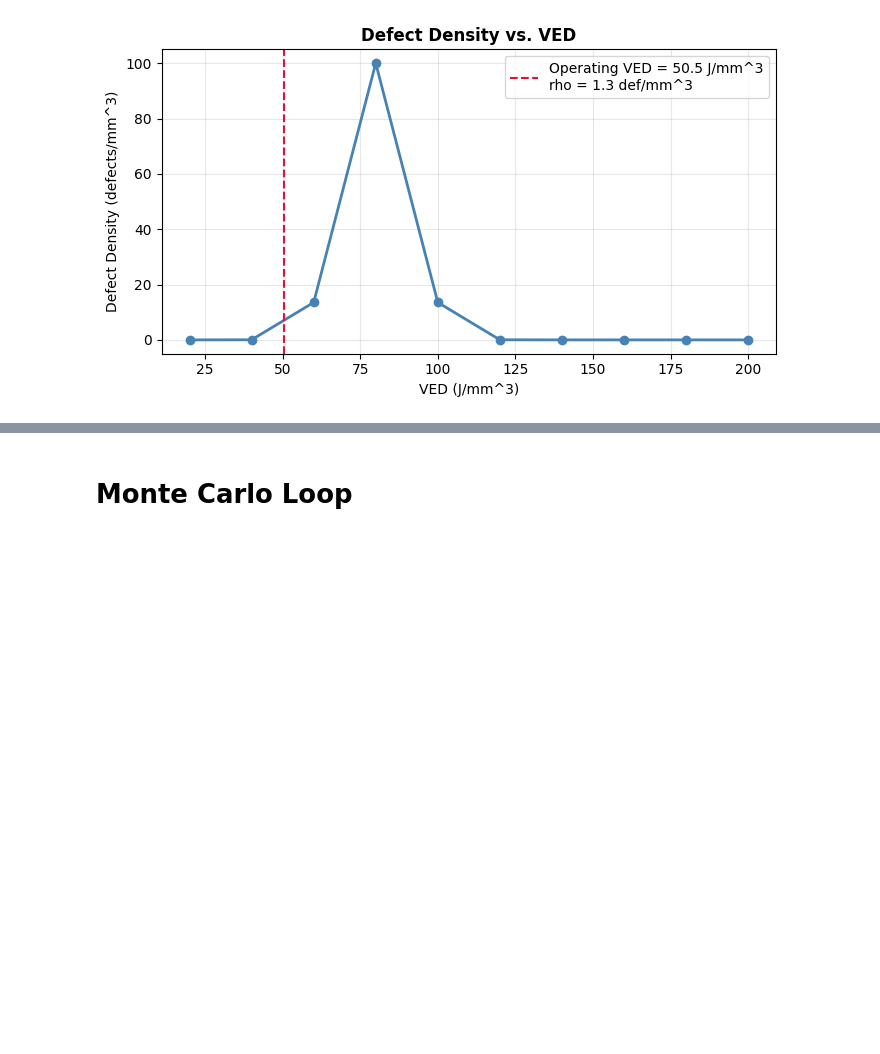
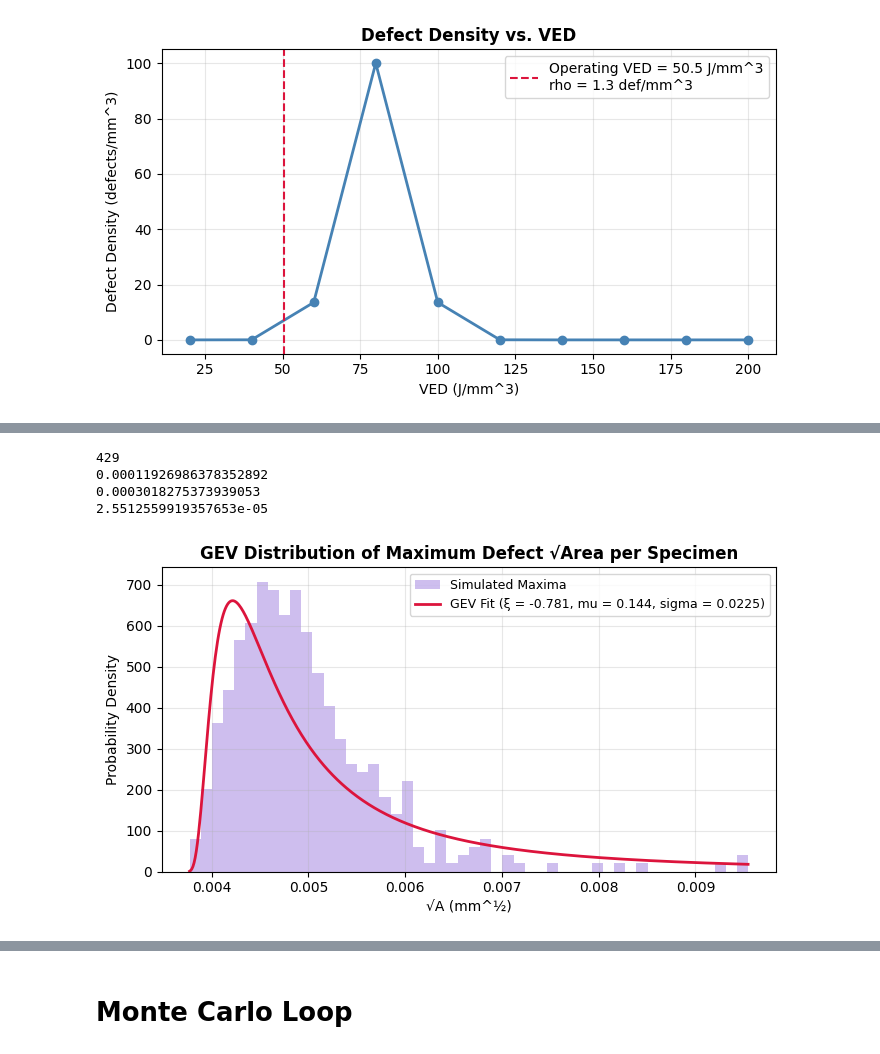
Before and after one commit to jessk816/pinn, a Jupyter notebook: models/paris/workflow_2.ipynb, the cells around one changed output, grey strips where cells are left out. Saved outputs shown, nothing was run; the diff lists cells and outputs as text; code cells hidden in the pictures; blank space fills up the shorter version.

```diff
--- a/models/paris/workflow_2.ipynb
+++ b/models/paris/workflow_2.ipynb
@@ -251,9 +215,0 @@ def generate_defects(n_defects, mu, sigma):
-# %%
-# sample number of defects from Poisson distribution
-n_local = np.random.poisson(lambda_defects)
-
-# avoid empty specimen
-n_local = max(n_local, 1)
-
-# generate defects
-defects = generate_defects(n_local, mu, sigma)
@@ -319,0 +445,57 @@ Assume the defect_size is the crack length: defect_size, A = crack_length, a
+# %%
+# convert arrays for plotting
+sqrt_A = np.asarray(sqrt_A, dtype=float)
+sqrt_A = sqrt_A[np.isfinite(sqrt_A)]
+
+print(len(sqrt_A))
+print(np.min(sqrt_A))
+print(np.max(sqrt_A))
+print(np.std(sqrt_A))
+# %% [output]
+429
+0.00011926986378352892
+0.0003018275373939053
+2.5512559919357653e-05
+# %%
+# GEV fit to per-specimen maximum defect sizes
+        # gev_c = shape parameter (ξ)
+        # gev_loc = location parameter (mu)
+        # gev_scale = scale parameter (sigma)
+gev_c, gev_loc, gev_scale = genextreme.fit(sqrt_A)
+
+x_gev = np.linspace(sqrt_A.min(), sqrt_A.max(), 500)
+pdf_gev = genextreme.pdf(x_gev, gev_c, gev_loc, gev_scale)
+
+# convert [sqrt(m)] to [sqrt(mm)]
+conv = np.sqrt(1000)
+
+fig, ax = plt.subplots(figsize=(7, 4))
+
+ax.hist(sqrt_A * conv,
+        bins=50,
+        density=True,
+        alpha=0.45,
+        color="mediumpurple",
+        label="Simulated Maxima")
+
+ax.plot(x_gev * conv,
+        pdf_gev / conv,
+        color="crimson",
+        linewidth=2,
+        label=f"GEV Fit (ξ = {gev_c:.3f}, mu = {gev_loc*1e3:.3f}, sigma = {gev_scale*1e3:.4f})")
+
+# axes labels, title
+ax.set_title("GEV Distribution of Maximum Defect √Area per Specimen", fontweight="bold")
+ax.set_xlabel("√A (mm^½)")
+ax.set_ylabel("Probability Density")
+
+# legend, grid
+ax.legend(fontsize=9)
+ax.grid(alpha=0.3)
+
+# save and show
+plt.tight_layout()
+plt.savefig("graphs/2_GEV.png", dpi=150)
+plt.show()
+# %% [output]
+[figure, added]
```
Also changed, not shown: parts of 54 cells of this notebook, 8 other files.
